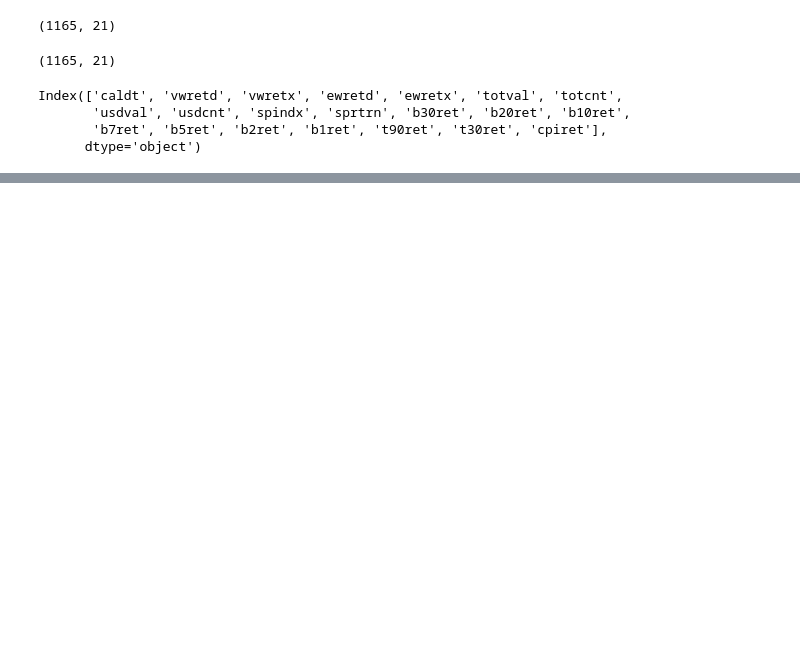
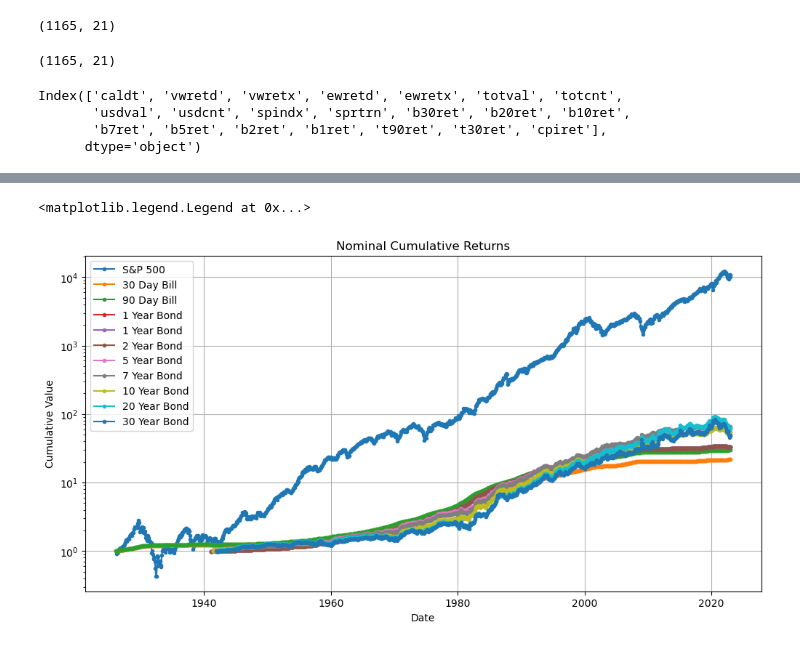
Before and after one commit to pathmarkoak/bufn400, a Jupyter notebook: Homeworks/Homework 1/Modeling long-term equity returns.ipynb, the cells around one changed output, grey strips where cells are left out. Cells and saved outputs as stored; diff of their text form; code cells hidden in the pictures; blank space fills up the shorter version.

```diff
--- a/Homeworks/Homework 1/Modeling long-term equity returns.ipynb
+++ b/Homeworks/Homework 1/Modeling long-term equity returns.ipynb
@@ -92,2 +92,44 @@ merged.head()
 # %%
-# Nominal returns plot
+# Nominal returns, not adjusted for inflation
+sp500_nominal_returns = merged['vwretd']
+sp500_cum = (1 + sp500_nominal_returns).cumprod()
+t30_nominal_returns = merged['t30ret']
+t30_cum = (1 + t30_nominal_returns).cumprod()
+t90_nominal_returns = merged['t90ret']
+t90_cum = (1 + t90_nominal_returns).cumprod()
+b1_nominal_returns = merged['b1ret']
+b1_cum = (1 + b1_nominal_returns).cumprod()
+b2_nominal_returns = merged['b1ret']
+b2_cum = (1 + b2_nominal_returns).cumprod()
+b5_nominal_returns = merged['b5ret']
+b5_cum = (1 + b5_nominal_returns).cumprod()
+b7_nominal_returns = merged['b7ret']
+b7_cum = (1 + b7_nominal_returns).cumprod()
+b10_nominal_returns = merged['b10ret']
+b10_cum = (1 + b10_nominal_returns).cumprod()
+b20_nominal_returns = merged['b20ret']
+b20_cum = (1 + b20_nominal_returns).cumprod()
+b30_nominal_returns = merged['b30ret']
+b30_cum = (1 + b30_nominal_returns).cumprod()
+# %%
+# Plotting nominal returns
+plt.figure(figsize=(12, 6))
+plt.title('Nominal Cumulative Returns')
+plt.xlabel('Date')
+plt.ylabel('Cumulative Value')
+plt.grid(True)
+plt.semilogy(merged['caldt'], sp500_cum, label='S&P 500', linestyle='-', marker='o', markersize=3)
+plt.semilogy(merged['caldt'], t30_cum, label='30 Day Bill', linestyle='-', marker='o', markersize=3)
+plt.semilogy(merged['caldt'], t90_cum, label='90 Day Bill', linestyle='-', marker='o', markersize=3)
+plt.semilogy(merged['caldt'], b1_cum, label='1 Year Bond', linestyle='-', marker='o', markersize=3)
+plt.semilogy(merged['caldt'], b1_cum, label='1 Year Bond', linestyle='-', marker='o', markersize=3)
+plt.semilogy(merged['caldt'], b2_cum, label='2 Year Bond', linestyle='-', marker='o', markersize=3)
+plt.semilogy(merged['caldt'], b5_cum, label='5 Year Bond', linestyle='-', marker='o', markersize=3)
+plt.semilogy(merged['caldt'], b7_cum, label='7 Year Bond', linestyle='-', marker='o', markersize=3)
+plt.semilogy(merged['caldt'], b10_cum, label='10 Year Bond', linestyle='-', marker='o', markersize=3)
+plt.semilogy(merged['caldt'], b20_cum, label='20 Year Bond', linestyle='-', marker='o', markersize=3)
+plt.semilogy(merged['caldt'], b30_cum, label='30 Year Bond', linestyle='-', marker='o', markersize=3)
+plt.legend()
+# %% [output]
+<matplotlib.legend.Legend at 0x...>
+[figure, added]
```
Also changed, not shown: parts of 1 cell of this notebook.
